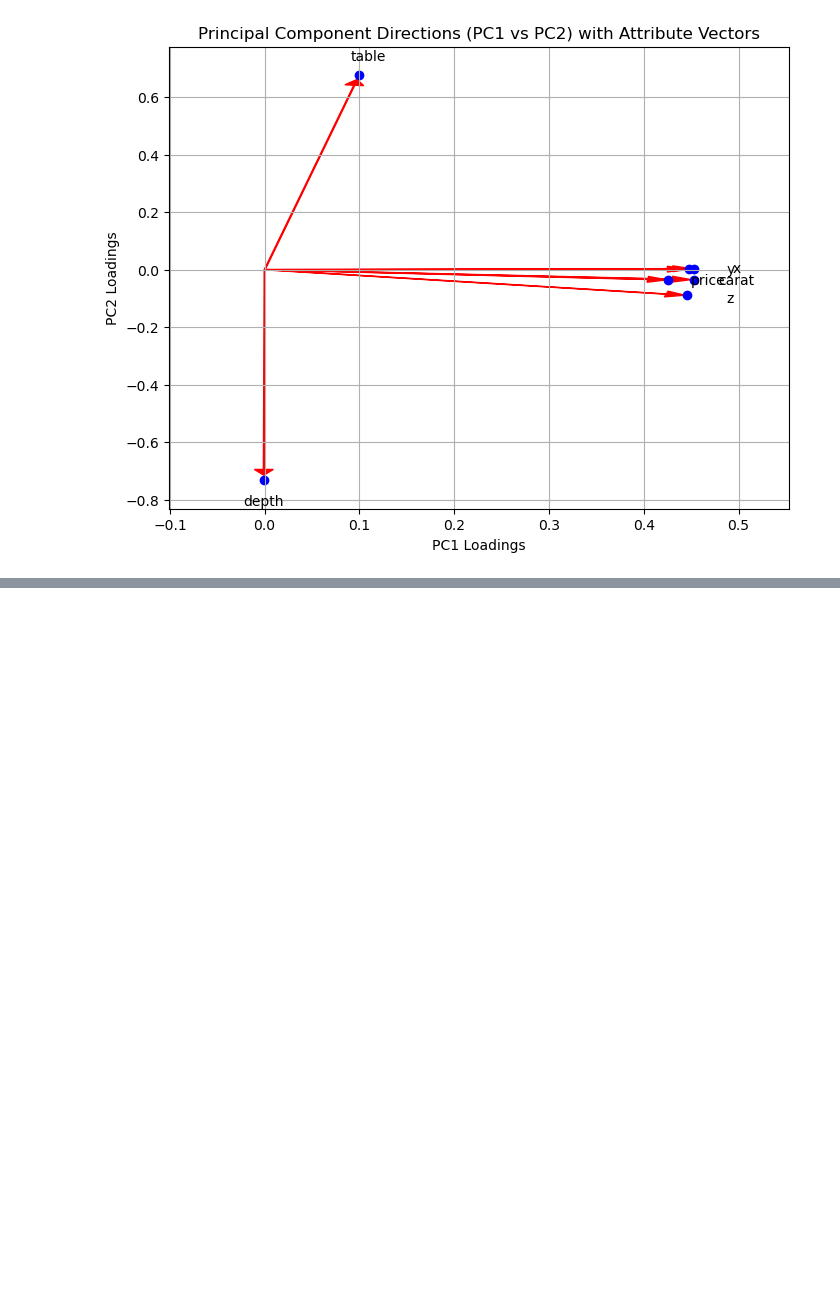
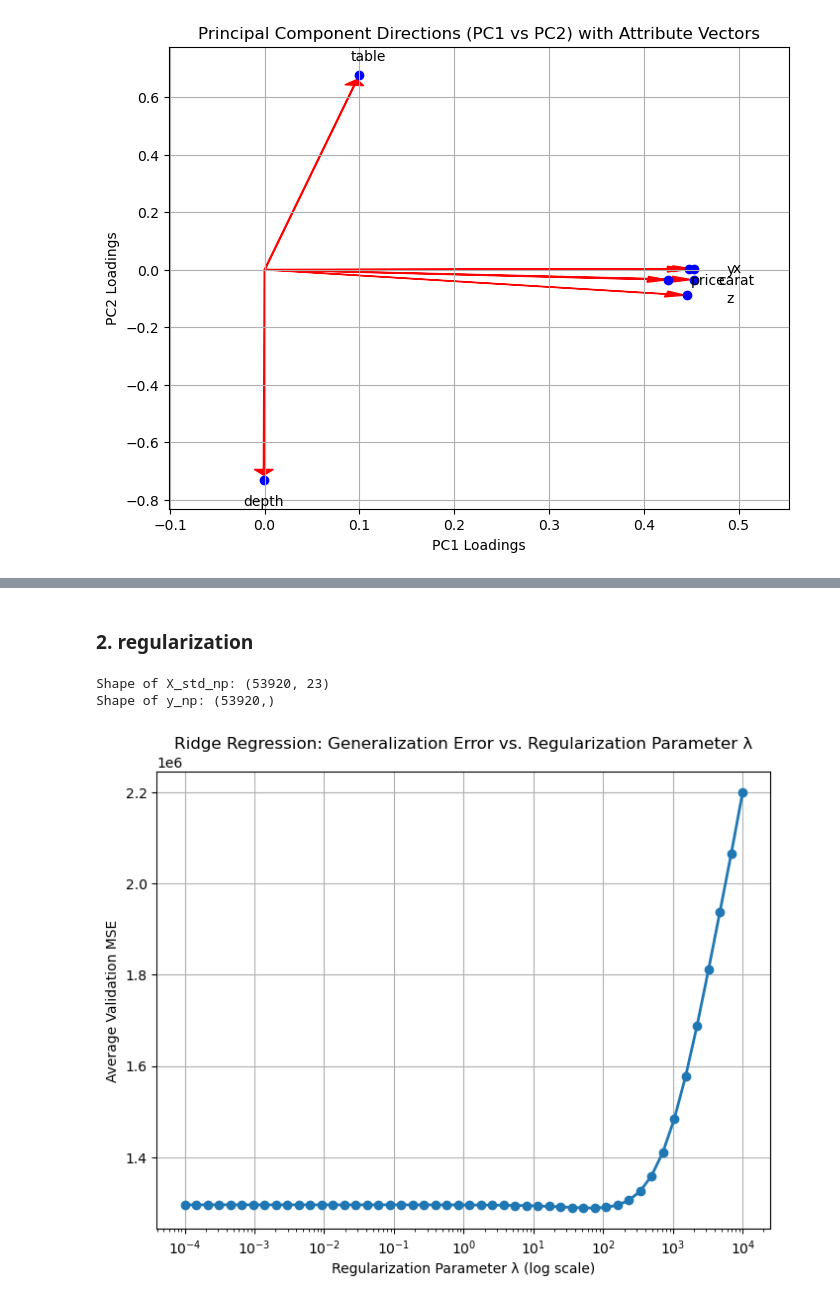
Before and after one commit to ThomasSchiolerH/Machine-Learning-And-Data-Mining, a Jupyter notebook: Project 1 & 2/project.ipynb, the cells around one changed output, grey strips where cells are left out. Drawn from its saved outputs; the diff is of its cells as text; code cells hidden in the pictures; blank space fills up the shorter version.

Commit message:
regression part a

```diff
--- a/Project 1 & 2/project.ipynb
+++ b/Project 1 & 2/project.ipynb
@@ -346,0 +399,61 @@ plt.show()
+# %% [markdown]
+### 2. regularization
+# %%
+import numpy as np
+from sklearn.linear_model import Ridge
+from sklearn.model_selection import KFold
+from sklearn.metrics import mean_squared_error
+import matplotlib.pyplot as plt
+
+# Convert to NumPy arrays
+X_std_np = X_std.values
+y_np = y.values
+
+# Verify shapes
+print("Shape of X_std_np:", X_std_np.shape)
+print("Shape of y_np:", y_np.shape)
+# %% [output]
+Shape of X_std_np: (53920, 23)
+Shape of y_np: (53920,)
+# %%
+# Define lambda values
+lambda_values = np.logspace(-4, 4, 50)
+
+# Initialize list to store average validation errors
+validation_errors = []
+
+# Set up K-fold cross-validation
+K = 10
+kf = KFold(n_splits=K, shuffle=True, random_state=42)
+
+for lmbd in lambda_values:
+    mse_list = []  # List to store MSE for each fold
+    ridge = Ridge(alpha=lmbd)
+    for train_index, val_index in kf.split(X_std_np):
+        X_train, X_val = X_std_np[train_index], X_std_np[val_index]
+        y_train, y_val = y_np[train_index], y_np[val_index]
+
+        # Fit the model
+        ridge.fit(X_train, y_train)
+
+        # Predict on validation set
+        y_pred = ridge.predict(X_val)
+
+        # Calculate MSE
+        mse = mean_squared_error(y_val, y_pred)
+        mse_list.append(mse)
+
+    # Average MSE across all folds
+    avg_mse = np.mean(mse_list)
+    validation_errors.append(avg_mse)
+
+# Plotting the generalization error as a function of λ
+plt.figure(figsize=(8, 6))
+plt.semilogx(lambda_values, validation_errors, marker='o', linewidth=2)
+plt.xlabel('Regularization Parameter λ (log scale)')
+plt.ylabel('Average Validation MSE')
+plt.title('Ridge Regression: Generalization Error vs. Regularization Parameter λ')
+plt.grid(True)
+plt.show()
+# %% [output]
+[figure, added]
```
Also changed, not shown: parts of 19 cells of this notebook, 1 other file.
